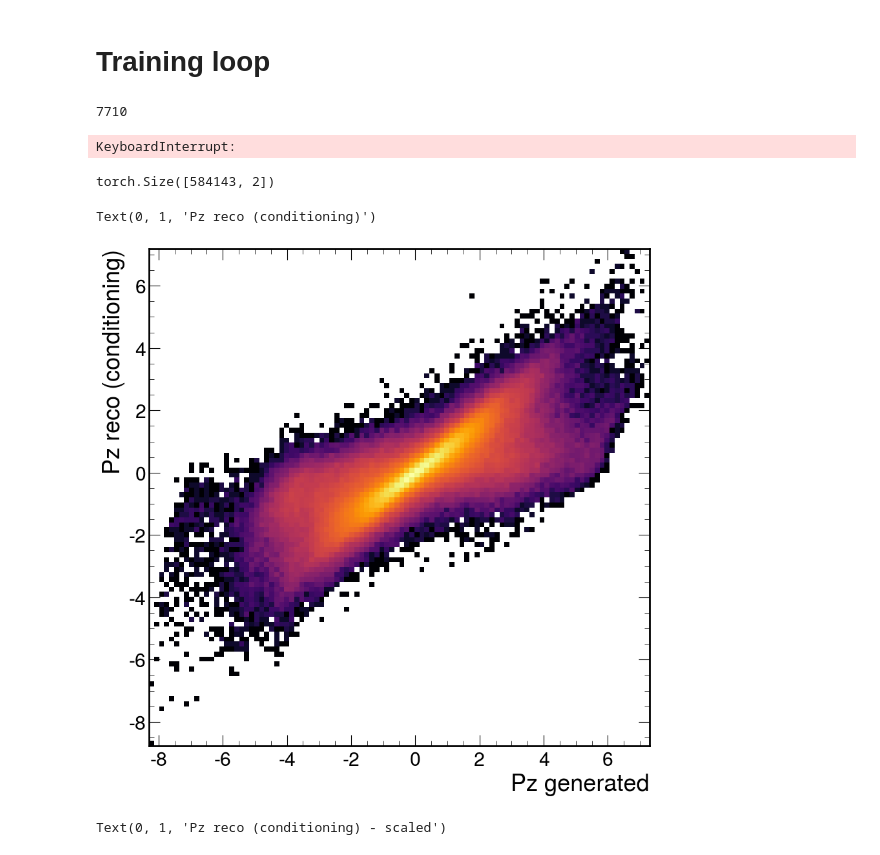
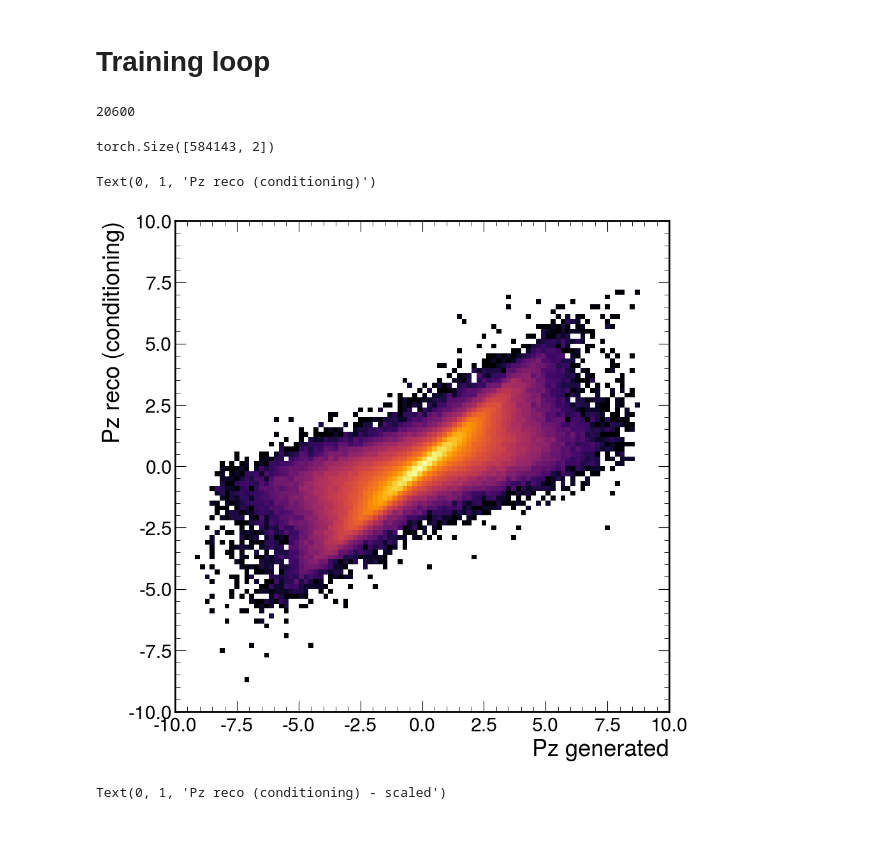
Before and after one commit to valsdav/ttHbb_jets_partons_studies, a Jupyter notebook: IncomingPartonsFlow.ipynb, the cells around one changed output. Cells and saved outputs as stored; diff of their text form; code cells hidden in the pictures.

```diff
--- a/IncomingPartonsFlow.ipynb
+++ b/IncomingPartonsFlow.ipynb
@@ -260,7 +260,7 @@ batch_size = 1024
 lr_init = 0.0001
 N_training_samples = len(Y_scaled)
 # %%
-flow = build_flow_gauss(features=2, ntransforms=5, context=2, hidden_mlp=[16,16], bins=12, autoregressive=True)
+flow = build_flow_gauss(features=2, ntransforms=5, context=2, hidden_mlp=[32,32], bins=15, autoregressive=True)
 optimizer = optim.Adam(flow.parameters(), lr=lr_init)
 
 #decay = 0.01
@@ -271,7 +271,7 @@ plotter = plot_loss.LossPlotter(["loss"])
 
 print(count_parameters(flow))
 # %% [output]
-7710
+20600
 # %%
 for e in trange(0, nepochs, desc="Epoch"):
 
@@ -309,22 +309,21 @@ for e in trange(0, nepochs, desc="Epoch"):
 
 #         plt.show()
 #         plt.close()
-# %% [output]
-KeyboardInterrupt:
-# %%
-out = flow(Y_scaled).sample((1, )).squeeze(0)
-out.shape
-# %% [output]
-torch.Size([584143, 2])
+# %%
+out = flow(Y_scaled).sample((1, )).squeeze(0)
+out.shape
+# %% [output]
+torch.Size([584143, 2])
 # %%
 plt.hist2d(out[:,0].numpy(),
            Y_scaled[:,0].numpy(),
-          bins=100,cmap="inferno", cmin=1, norm=LogNorm() );
+          bins=100,range=[[-10,10],[-10,10]],
+           cmap="inferno", cmin=1, norm=LogNorm() );
 plt.xlabel("Pz generated")
 plt.ylabel("Pz reco (conditioning)")
 # %% [output]
 Text(0, 1, 'Pz reco (conditioning)')
-[figure, old version]
+[figure, new version]
 # %%
 plt.hist2d(X_scaled[:,0].numpy(),
            Y_scaled[:,0].numpy(),
```
Also changed, not shown: parts of 12 cells of this notebook.
